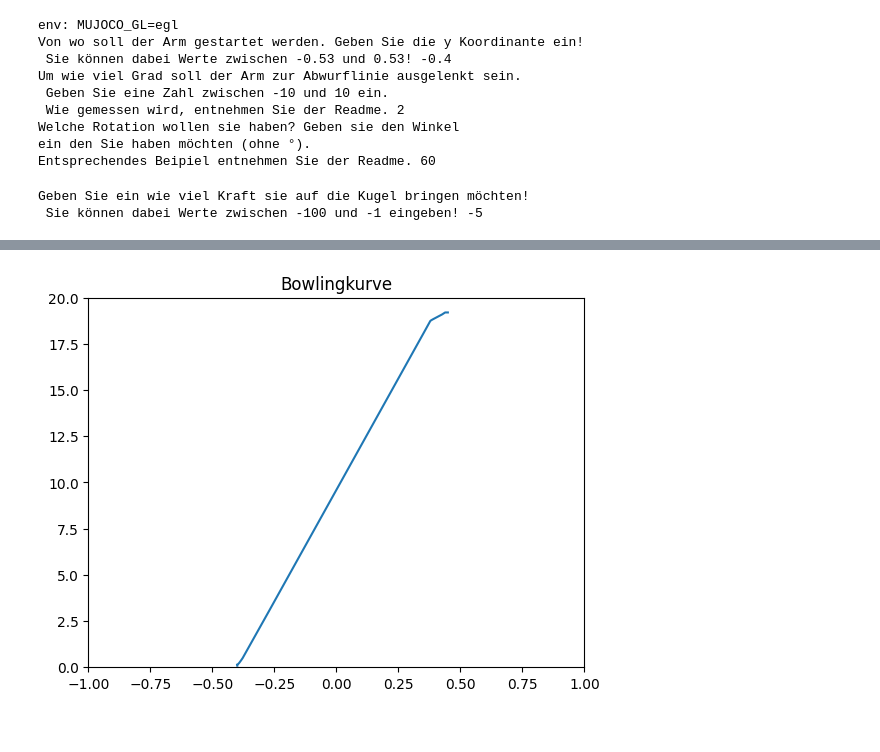
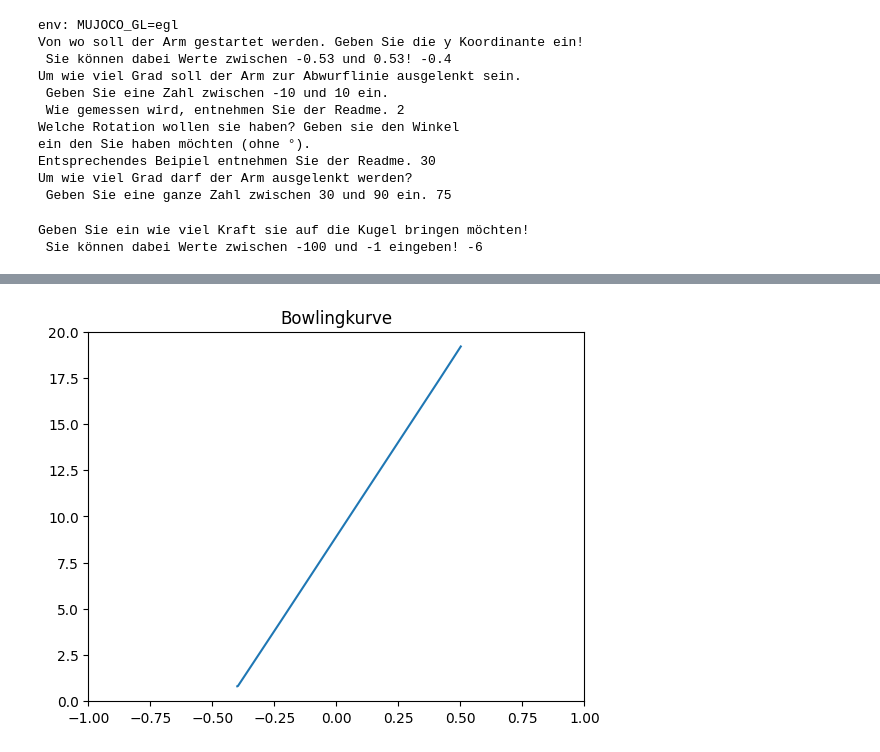
Before and after one commit to Klug-B/Bachelor-Projekt, a Jupyter notebook: Prototyp1.ipynb, the cells around one changed output, grey strips where cells are left out. Cells and saved outputs as stored; diff of their text form; code cells hidden in the pictures.

```diff
--- a/Prototyp1.ipynb
+++ b/Prototyp1.ipynb
@@ -66,6 +66,7 @@ data.joint("rotforce").qpos = controller.setstartingposball()
 plotter = Plotter(data.qpos[model.joint("rotforce").qposadr], data.qpos[model.joint("rotforce").qposadr + 1])
 model = controller.setstartinganglefromarm()
 model, data = controller.setrotationatstart()
+model = controller.setrangeofarm()
 
 frames = []
 frames_two = []
@@ -78,18 +79,17 @@ Um wie viel Grad soll der Arm zur Abwurflinie ausgelenkt sein.
  Wie gemessen wird, entnehmen Sie der Readme. 2
 Welche Rotation wollen sie haben? Geben sie den Winkel
 ein den Sie haben möchten (ohne °).
-Entsprechendes Beipiel entnehmen Sie der Readme. 60
+Entsprechendes Beipiel entnehmen Sie der Readme. 30
+Um wie viel Grad darf der Arm ausgelenkt werden?
+ Geben Sie eine ganze Zahl zwischen 30 und 90 ein. 75
 # %%
-i=-2
+i=-1
 while data.time < DURATION:
   # Step the simulation.
     mujoco.mj_step(model, data)
     controller.data = data
     controller.model = model
 
-    if data.time > 0 and i == -2:
-        data.ctrl[model.actuator("schwung").id] = 1
-        i = i + 1
     if data.time > 1 and i == -1:
         data.ctrl[model.actuator("schwung").id] = 5
         i = i + 1
@@ -101,10 +101,11 @@ while data.time < DURATION:
         data.ctrl[model.actuator("adhere_arm").id] = 0
         data.ctrl[model.actuator("schwung").id] = 4
         i = i + 1
-    #if data.time >
-    if 0.08 < data.qpos[model.joint("rotforce").qposadr] < 19.2:
+    if 0.8 < data.qpos[model.joint("rotforce").qposadr] < 19.2 and i == 2:
         plotter.updatecurves(data.qpos[model.joint("rotforce").qposadr], data.qpos[model.joint("rotforce").qposadr + 1])
-    if data.time >= 0.8*DURATION and not controller.resetted:
+        if 0.8 >= data.qpos[model.joint("rotforce").qposadr]:
+            i = i + 1
+    if data.time >= 0.9*DURATION and not controller.resetted:
         controller.checkfalldown()
         data = controller.setsecondthrow()
 
@@ -117,33 +118,33 @@ while data.time < DURATION:
         ballJointQPosAddress = model.joint("rotforce").qposadr[0]
         ballJointQPos = data.qpos[ballJointQPosAddress]
 
         camera.lookat= (ballJointQPos,0,0)
         camera.elevation = camera.elevation + 0.115
         camera.azimuth = camera.azimuth + 0.225
 
 
         camera_two.lookat=(ballJointQPos,0,0)
         camera_two.elevation = camera_two.elevation - 0.115
         camera_two.azimuth = camera_two.azimuth - 0.225
 
         # KAMERA 1 VIDEO VORBEREITEN
         renderer.update_scene(data, camera)
         pixels = renderer.render()
         frames.append(pixels.copy())
 
         # KAMERA 2 VIDEO VORBEREITEN (ERST AB BESTIMMTER POSITION)
         if ballJointQPos < 15:
             renderer.update_scene(data, camera_two)
             pixels_two = renderer.render()
             frames_two.append(pixels_two.copy())
 
 media.show_video(frames, fps=FRAMERATE)
 plotter.plotcurves()
 # AUSKOMMENTIEREN UM ZWEITE KAMERA AUSZUSCHALTEN
 media.show_video(frames_two, fps = FRAMERATE)
 # %% [output]
 Geben Sie ein wie viel Kraft sie auf die Kugel bringen möchten!
- Sie können dabei Werte zwischen -100 und -1 eingeben! -5
+ Sie können dabei Werte zwischen -100 und -1 eingeben! -6
 [interactive output not drawn]
-[figure, old version]
+[figure, new version]
 [interactive output not drawn]
```
Also changed, not shown: 1 other file.
